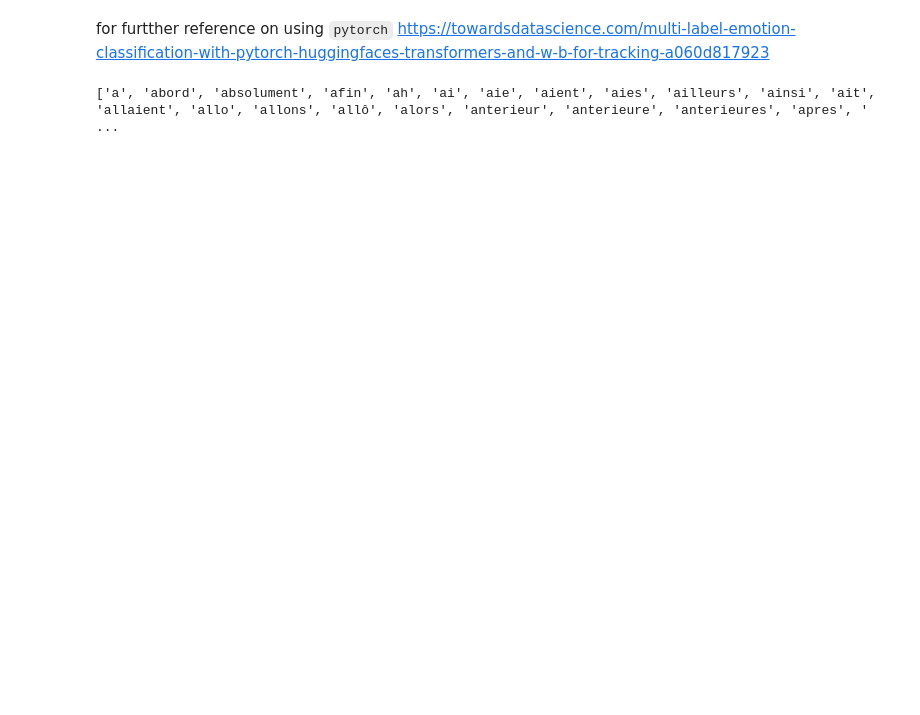
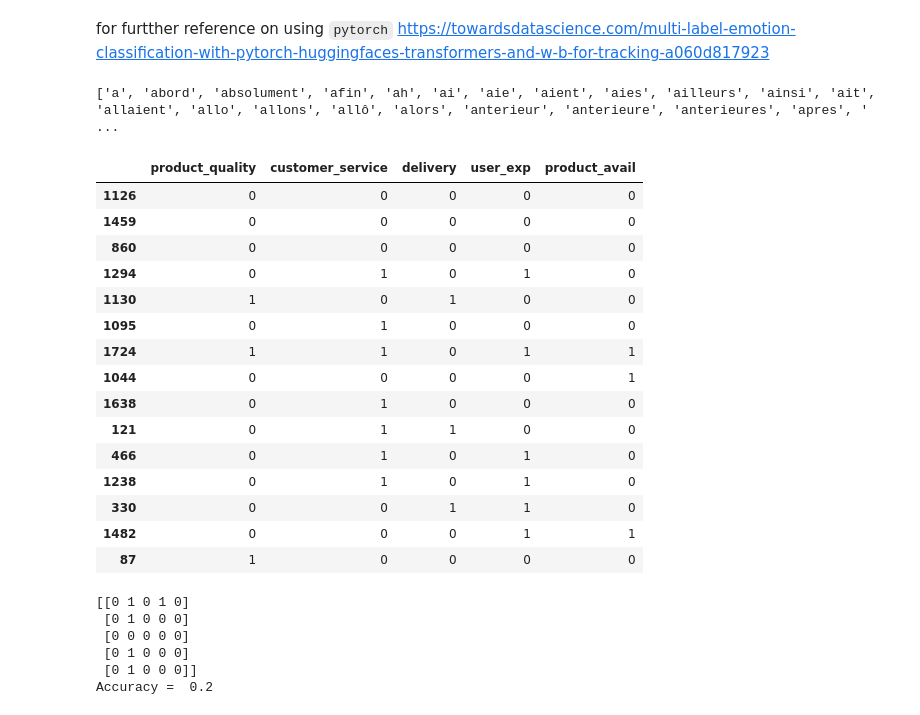
Before and after one commit to CarlOsito16/Hexamind, a Jupyter notebook: Trustadvisor_Playground/classification.ipynb, the cells around one changed output. Saved outputs shown, nothing was run; the diff lists cells and outputs as text; code cells hidden in the pictures; blank space fills up the shorter version.

```diff
--- a/Trustadvisor_Playground/classification.ipynb
+++ b/Trustadvisor_Playground/classification.ipynb
@@ -196,0 +200,19 @@ my_file.close()
+# %%
+sth.iloc[: 15, 8:]
+# %% [output]
+|  | product_quality | customer_service | delivery | user_exp | product_avail |
+| 1126 | 0 | 0 | 0 | 0 | 0 |
+| 1459 | 0 | 0 | 0 | 0 | 0 |
+| 860 | 0 | 0 | 0 | 0 | 0 |
+| 1294 | 0 | 1 | 0 | 1 | 0 |
+| 1130 | 1 | 0 | 1 | 0 | 0 |
+| 1095 | 0 | 1 | 0 | 0 | 0 |
+| 1724 | 1 | 1 | 0 | 1 | 1 |
+| 1044 | 0 | 0 | 0 | 0 | 1 |
+| 1638 | 0 | 1 | 0 | 0 | 0 |
+| 121 | 0 | 1 | 1 | 0 | 0 |
+| 466 | 0 | 1 | 0 | 1 | 0 |
+| 1238 | 0 | 1 | 0 | 1 | 0 |
+| 330 | 0 | 0 | 1 | 1 | 0 |
+| 1482 | 0 | 0 | 0 | 1 | 1 |
+| 87 | 1 | 0 | 0 | 0 | 0 |
@@ -196,0 +237,15 @@ my_file.close()
+# %%
+# train
+classifier.fit(X_train, y_train)
+
+# predict
+predictions = classifier.predict(X_test)
+print(predictions.toarray())
+print("Accuracy = ",accuracy_score(y_test, predictions))
+# %% [output]
+[[0 1 0 1 0]
+ [0 1 0 0 0]
+ [0 0 0 0 0]
+ [0 1 0 0 0]
+ [0 1 0 0 0]]
+Accuracy =  0.2
```
Also changed, not shown: parts of 13 cells of this notebook.
